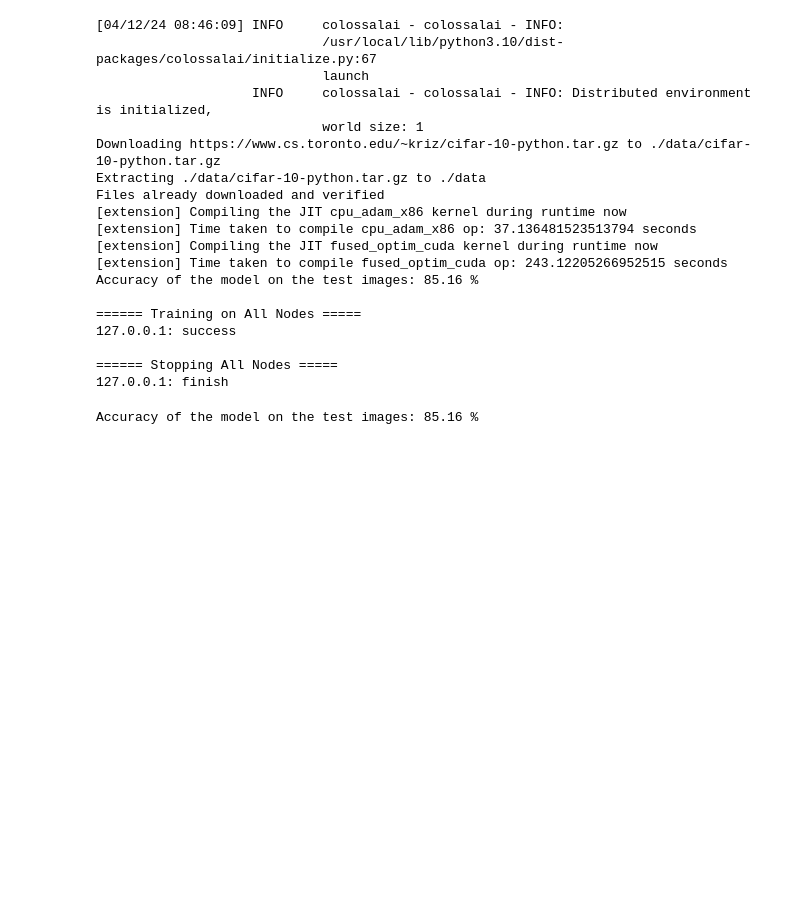
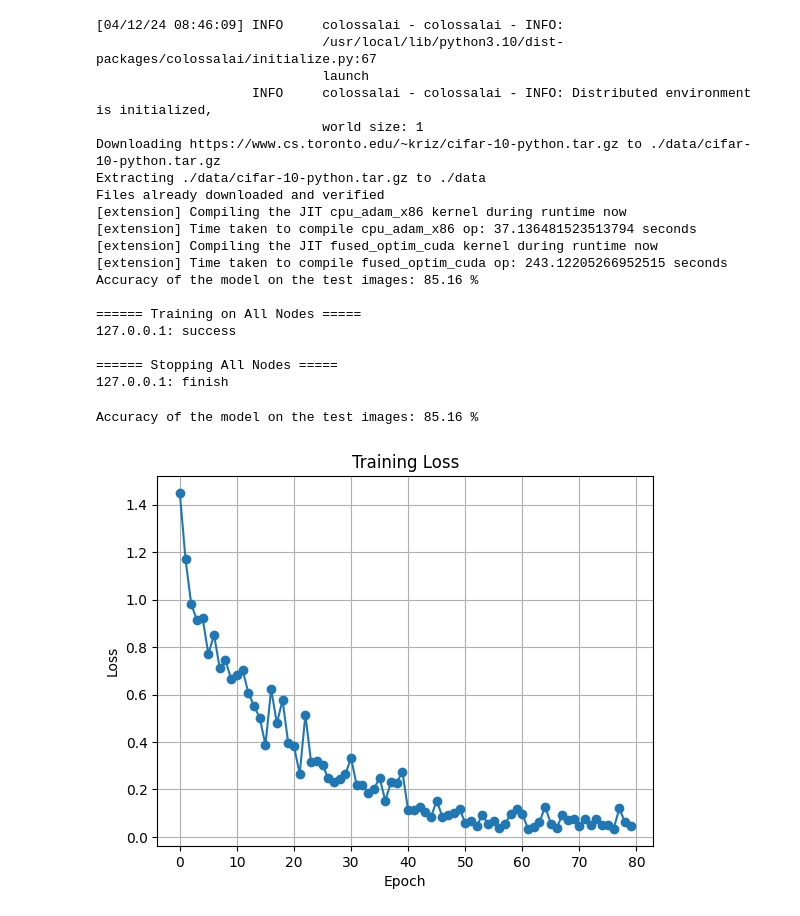
Before and after one commit to ipheiman/Resnet18_CIFAR10_Colossal_AI, a Jupyter notebook: Training_ResNet_CIFAR10_with_Colossal_AI.ipynb, the cells around one changed output. Drawn from its saved outputs; the diff is of its cells as text; code cells hidden in the pictures; blank space fills up the shorter version.

Commit message:
Added loss curve

```diff
--- a/Training_ResNet_CIFAR10_with_Colossal_AI.ipynb
+++ b/Training_ResNet_CIFAR10_with_Colossal_AI.ipynb
@@ -62,3 +62,20 @@ Accuracy of the model on the test images: 85.16 %
 !python eval.py -c ./ckpt-fp32 -e 80
 # %% [output]
 Accuracy of the model on the test images: 85.16 %
+# %%
+import matplotlib.pyplot as plt
+
+# Read loss values from the file
+with open('loss.txt', 'r') as file:
+    lines = file.readlines()
+    loss_values = [float(line.strip().replace(",","")) for line in lines[1:]]
+
+# Plot the loss values
+plt.plot(loss_values, marker='o', linestyle='-')
+plt.xlabel('Epoch')
+plt.ylabel('Loss')
+plt.title('Training Loss')
+plt.grid(True)
+plt.show()
+# %% [output]
+[figure, added]
```
Also changed, not shown: 3 other files.
